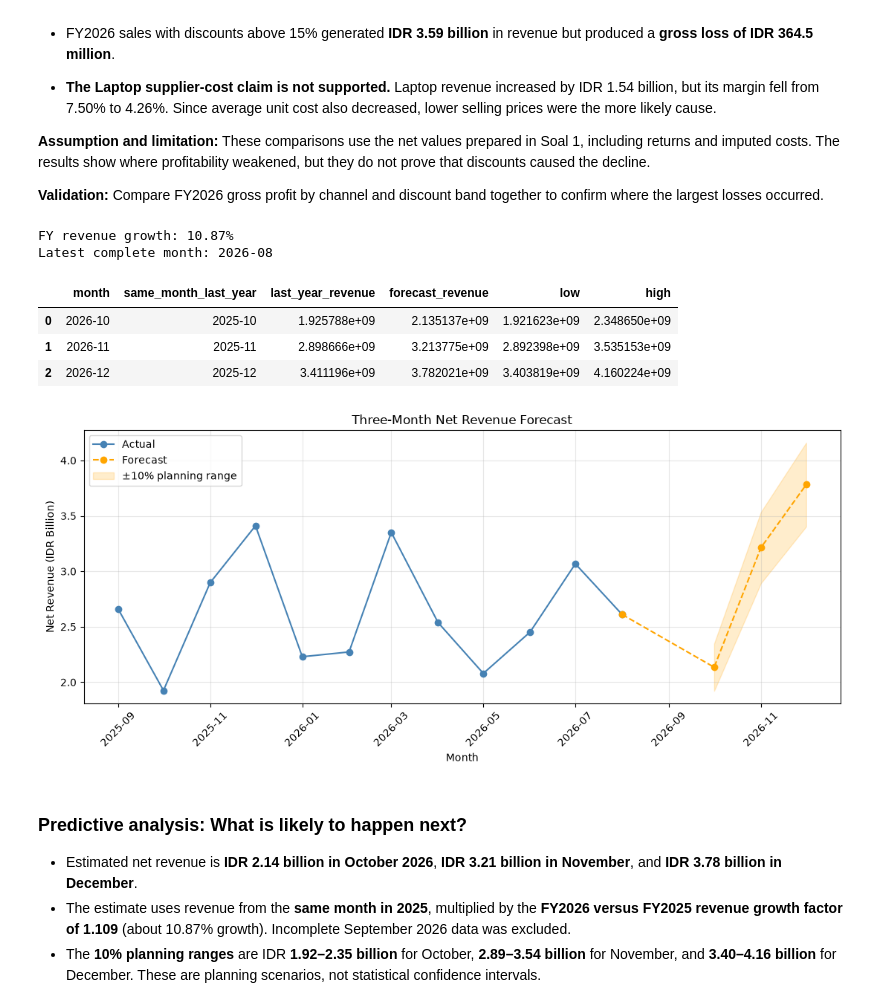
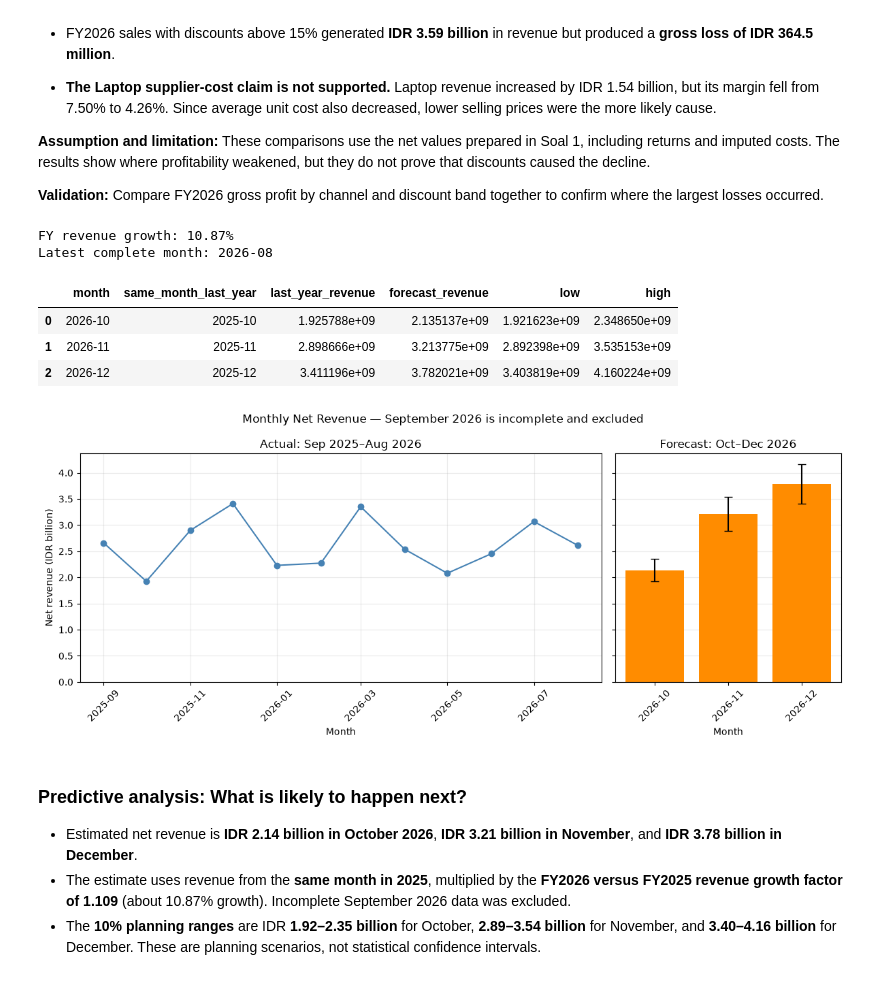
Before and after one commit to dekeu/ntx-da-technical-test, a Jupyter notebook: Soal 2 - Data Analysis/data_analysis.ipynb, the cells around one changed output. Saved outputs shown, nothing was run; the diff lists cells and outputs as text; code cells hidden in the pictures.

```diff
--- a/Soal 2 - Data Analysis/data_analysis.ipynb
+++ b/Soal 2 - Data Analysis/data_analysis.ipynb
@@ -77,7 +77,7 @@ display(fy_coverage)
 def summarize_performance(data, group_columns):
     #Sum the main metrics for each requested group
     summary = (
-        data.groupby(group_columns, as_index = False, observed = False)
+        data.groupby(group_columns, as_index = False, observed = True)
         .agg(
             net_revenue = ("net_revenue", "sum"),
             gross_profit = ("gross_profit", "sum"),
@@ -392,76 +391,69 @@ forecast["forecast_revenue"] = (
 #Add a 10% planning range
 forecast["low"] = forecast["forecast_revenue"] * 0.90
 forecast["high"] = forecast["forecast_revenue"] * 1.10
 
 print(f"FY revenue growth: {(growth_factor - 1):.2%}")
 print("Latest complete month:", monthly.index.max())
 
 display(forecast)
 
-#Plot the latest 12 complete actual months
+#Show the latest 12 complete actual months
 recent_actual = monthly.tail(12)
+actual_dates = recent_actual.index.to_timestamp()
 
-actual_dates = recent_actual.index.to_timestamp()
-forecast_dates = forecast["month"].dt.to_timestamp()
-
-#Start the forecast line from the latest complete actual month
-connected_dates = (
-    [actual_dates[-1]]
-    + forecast_dates.tolist()
+#Use the same revenue scale in both panels
+fig, axes = plt.subplots(
+    1, 2,
+    figsize=(12, 5),
+    sharey=True,
+    gridspec_kw={"width_ratios": [3, 1.3]}
 )
 
-connected_revenue = (
-    [recent_actual.iloc[-1]]
-    + forecast["forecast_revenue"].tolist()
-)
-
-plt.figure(figsize=(11, 5))
-
-#Actual revenue
-plt.plot(
+#Left panel: actual monthly revenue
+axes[0].plot(
     actual_dates,
     recent_actual / 1_000_000_000,
     marker="o",
-    color="steelblue",
-    label="Actual"
+    color="steelblue"
 )
+axes[0].set_title("Actual: Sep 2025–Aug 2026")
+axes[0].set_ylabel("Net revenue (IDR billion)")
+axes[0].set_xlabel("Month")
+axes[0].tick_params(axis="x", rotation=45)
+axes[0].grid(alpha=0.25)
 
-#Forecast connected to the latest complete actual month
-plt.plot(
-    connected_dates,
-    [value / 1_000_000_000 for value in connected_revenue],
-    marker="o",
-    linestyle="--",
-    color="orange",
-    label="Forecast"
+#Right panel: forecast and 10% planning range
+forecast_revenue_billion = forecast["forecast_revenue"] / 1_000_000_000
+planning_range_billion = (
+    forecast["high"] - forecast["forecast_revenue"]
+) / 1_000_000_000
+
+axes[1].bar(
+    forecast["month"].astype(str),
+    forecast_revenue_billion,
+    yerr=planning_range_billion,
+    capsize=4,
+    color="darkorange"
 )
+axes[1].set_title("Forecast: Oct–Dec 2026")
+axes[1].set_xlabel("Month")
+axes[1].tick_params(axis="x", rotation=45)
+axes[1].set_axisbelow(True)
+axes[1].grid(axis="y", alpha=0.25)
 
-#Forecast planning range
-plt.fill_between(
-    forecast_dates,
-    forecast["low"] / 1_000_000_000,
-    forecast["high"] / 1_000_000_000,
-    color="orange",
-    alpha=0.20,
-    label="10% planning range"
+fig.suptitle(
+    "Monthly Net Revenue — September 2026 is incomplete and excluded"
 )
-
-plt.title("Three-Month Net Revenue Forecast")
-plt.xlabel("Month")
-plt.ylabel("Net Revenue (IDR Billion)")
-plt.grid(alpha=0.3)
-plt.legend()
-plt.xticks(rotation=45)
 plt.tight_layout()
 plt.show()
 # %% [output]
 FY revenue growth: 10.87%
 Latest complete month: 2026-08
 |  | month | same_month_last_year | last_year_revenue | forecast_revenue | low | high |
 | 0 | 2026-10 | 2025-10 | 1.925788e+09 | 2.135137e+09 | 1.921623e+09 | 2.348650e+09 |
 | 1 | 2026-11 | 2025-11 | 2.898666e+09 | 3.213775e+09 | 2.892398e+09 | 3.535153e+09 |
 | 2 | 2026-12 | 2025-12 | 3.411196e+09 | 3.782021e+09 | 3.403819e+09 | 4.160224e+09 |
-[figure, old version]
+[figure, new version]
 # %% [markdown]
 ### Predictive analysis: What is likely to happen next?
 
```
Also changed, not shown: parts of 1 cell of this notebook.
